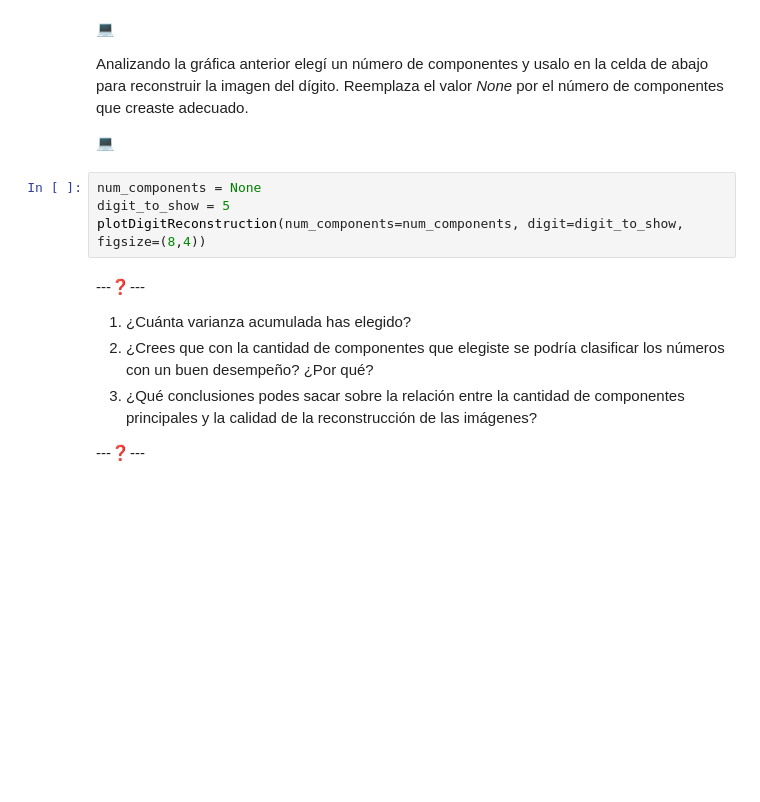
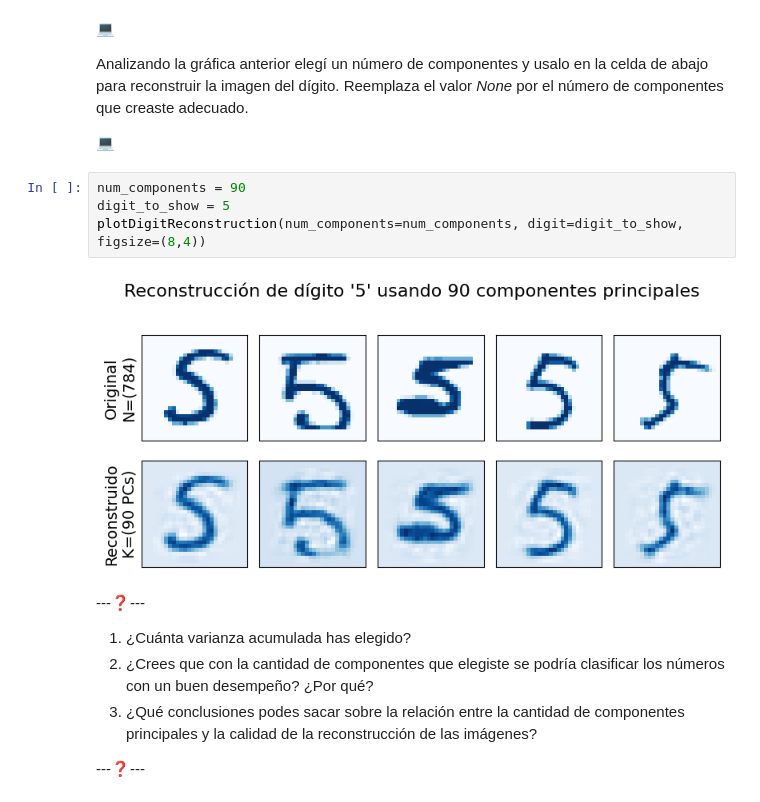
Before and after one commit to lucasbaldezzari/cdan, a Jupyter notebook: 4. Reducción de dimensionalidad.ipynb, the cells around one changed output. Drawn from its saved outputs; the diff is of its cells as text; blank space fills up the shorter version.

```diff
--- a/4. Reducción de dimensionalidad.ipynb
+++ b/4. Reducción de dimensionalidad.ipynb
@@ -243,9 +261,11 @@ Reemplaza el valor *None* por el número de componentes que creaste adecuado.
 
 💻
 # %%
-num_components = None
+num_components = 90
 digit_to_show = 5
 plotDigitReconstruction(num_components=num_components, digit=digit_to_show, figsize=(8,4))
+# %% [output]
+[figure, added]
 # %% [markdown]
 ---❓---
 
```
Also changed, not shown: parts of 21 cells of this notebook, 5 other files.
